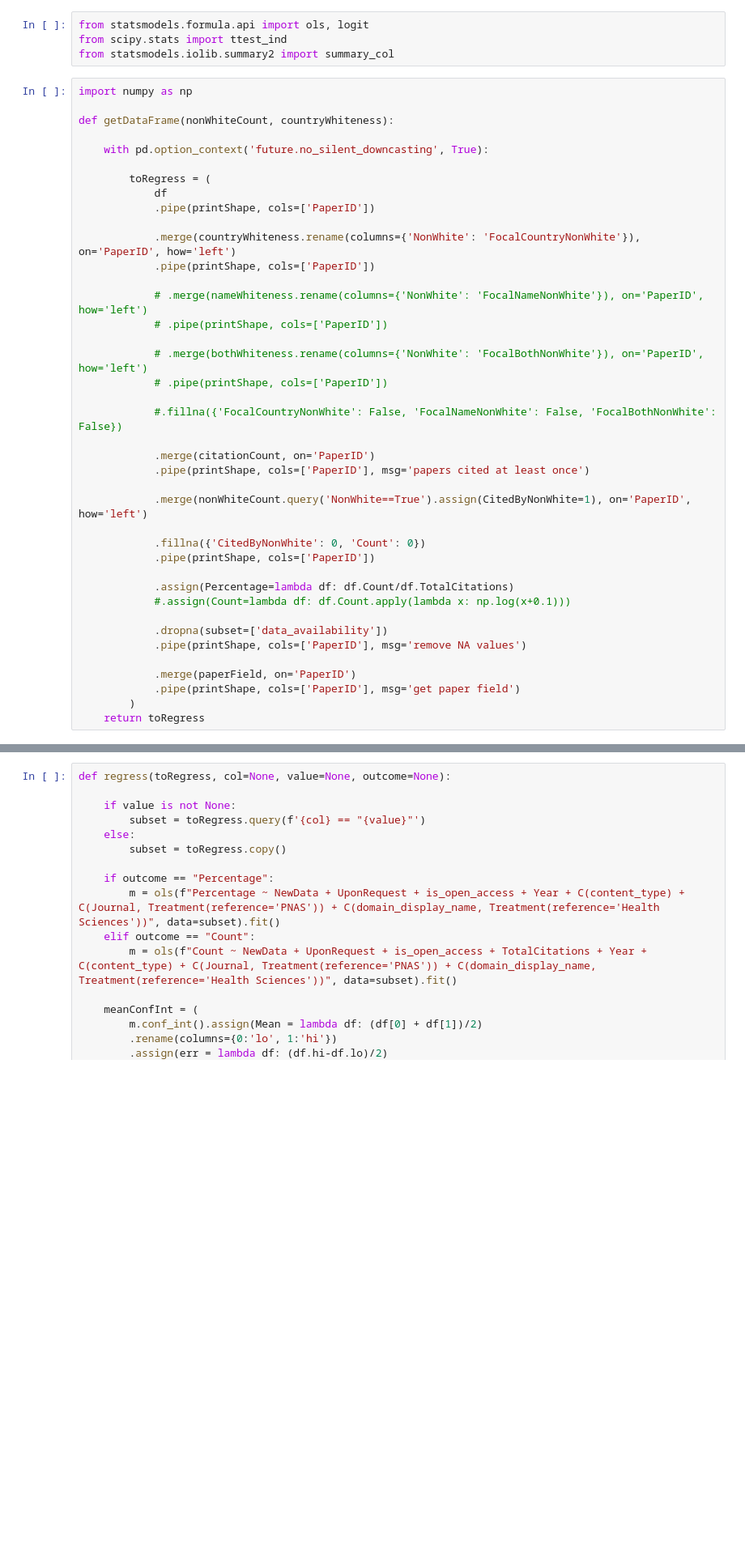
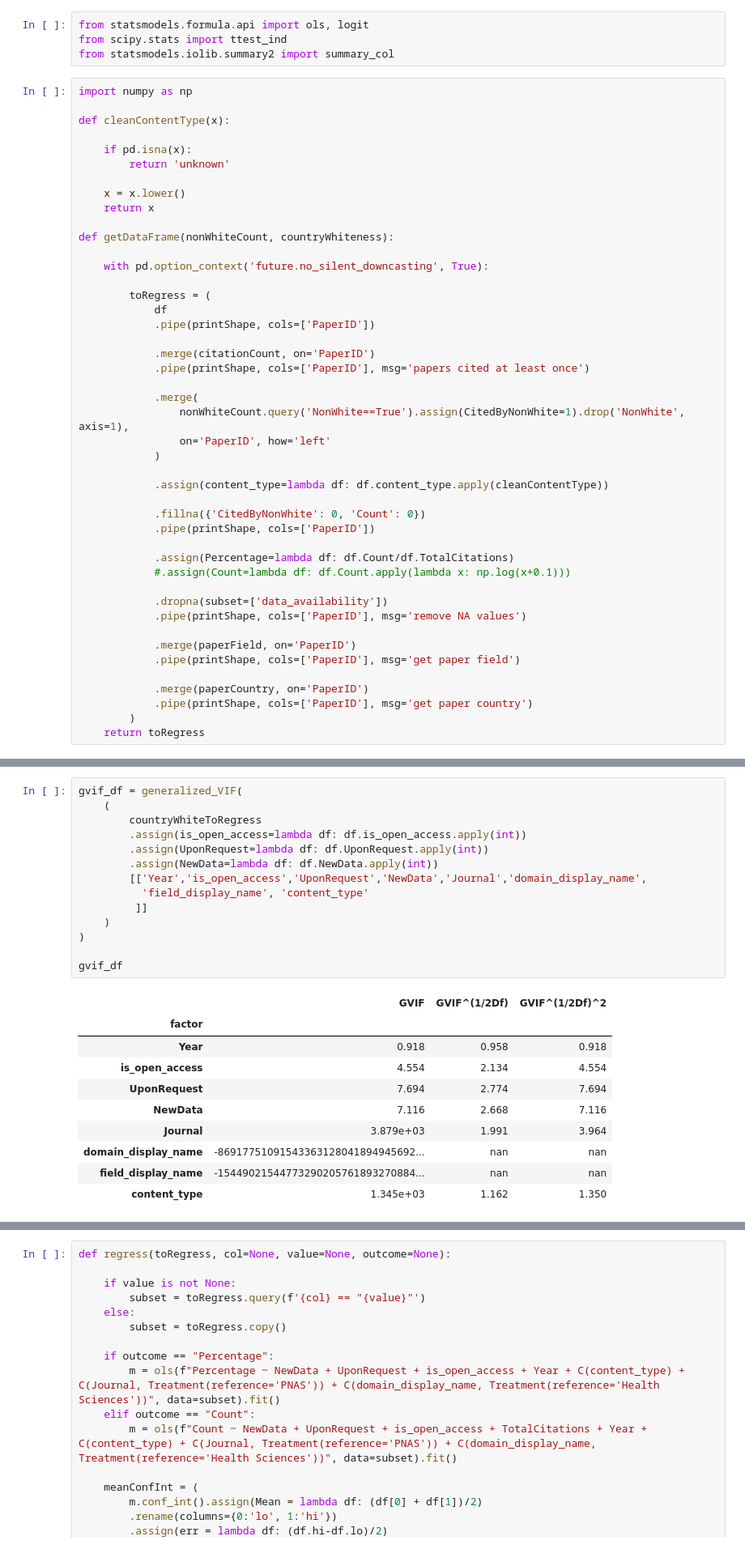
Before and after one commit to comnetsAD/bias_academia, a Jupyter notebook: observational_analyses/notebooks/Study_4.ipynb, the cells around one changed output, grey strips where cells are left out. Shown at 81% size. Drawn from its saved outputs; the diff is of its cells as text; blank space fills up the shorter version.

```diff
--- a/observational_analyses/notebooks/Study_4.ipynb
+++ b/observational_analyses/notebooks/Study_4.ipynb
@@ -1074,6 +1123,14 @@ from scipy.stats import ttest_ind
 from statsmodels.iolib.summary2 import summary_col
 # %%
 import numpy as np
+
+def cleanContentType(x):
+
+    if pd.isna(x):
+        return 'unknown'
+
+    x = x.lower()
+    return x
 
 def getDataFrame(nonWhiteCount, countryWhiteness):
 
@@ -1083,21 +1140,15 @@ def getDataFrame(nonWhiteCount, countryWhiteness):
             df
             .pipe(printShape, cols=['PaperID'])
 
-            .merge(countryWhiteness.rename(columns={'NonWhite': 'FocalCountryNonWhite'}), on='PaperID', how='left')
-            .pipe(printShape, cols=['PaperID'])
-
-            # .merge(nameWhiteness.rename(columns={'NonWhite': 'FocalNameNonWhite'}), on='PaperID', how='left')
-            # .pipe(printShape, cols=['PaperID'])
-
-            # .merge(bothWhiteness.rename(columns={'NonWhite': 'FocalBothNonWhite'}), on='PaperID', how='left')
-            # .pipe(printShape, cols=['PaperID'])
-
-            #.fillna({'FocalCountryNonWhite': False, 'FocalNameNonWhite': False, 'FocalBothNonWhite': False})
-
             .merge(citationCount, on='PaperID')
             .pipe(printShape, cols=['PaperID'], msg='papers cited at least once')
 
-            .merge(nonWhiteCount.query('NonWhite==True').assign(CitedByNonWhite=1), on='PaperID', how='left')
+            .merge(
+                nonWhiteCount.query('NonWhite==True').assign(CitedByNonWhite=1).drop('NonWhite', axis=1),
+                on='PaperID', how='left'
+            )
+
+            .assign(content_type=lambda df: df.content_type.apply(cleanContentType))
 
             .fillna({'CitedByNonWhite': 0, 'Count': 0})
             .pipe(printShape, cols=['PaperID'])
@@ -1110,6 +1161,9 @@ def getDataFrame(nonWhiteCount, countryWhiteness):
 
             .merge(paperField, on='PaperID')
             .pipe(printShape, cols=['PaperID'], msg='get paper field')
+
+            .merge(paperCountry, on='PaperID')
+            .pipe(printShape, cols=['PaperID'], msg='get paper country')
         )
     return toRegress
 # %%
@@ -1124,0 +1318,25 @@ countryWhiteToRegress = getDataFrame(countryAllNSCitation, allNorthSouth).pipe(p
+# %%
+gvif_df = generalized_VIF(
+    (
+        countryWhiteToRegress
+        .assign(is_open_access=lambda df: df.is_open_access.apply(int))
+        .assign(UponRequest=lambda df: df.UponRequest.apply(int))
+        .assign(NewData=lambda df: df.NewData.apply(int))
+        [['Year','is_open_access','UponRequest','NewData','Journal','domain_display_name',
+          'field_display_name', 'content_type'
+         ]]
+    )
+)
+
+gvif_df
+# %% [output]
+|  | GVIF | GVIF^(1/2Df) | GVIF^(1/2Df)^2 |
+| factor |  |  |  |
+| Year | 0.918 | 0.958 | 0.918 |
+| is_open_access | 4.554 | 2.134 | 4.554 |
+| UponRequest | 7.694 | 2.774 | 7.694 |
+| NewData | 7.116 | 2.668 | 7.116 |
+| Journal | 3.879e+03 | 1.991 | 3.964 |
+| domain_display_name | -86917751091543363128041894945692... | nan | nan |
+| field_display_name | -15449021544773290205761893270884... | nan | nan |
+| content_type | 1.345e+03 | 1.162 | 1.350 |
```
Also changed, not shown: parts of 35 cells of this notebook.
